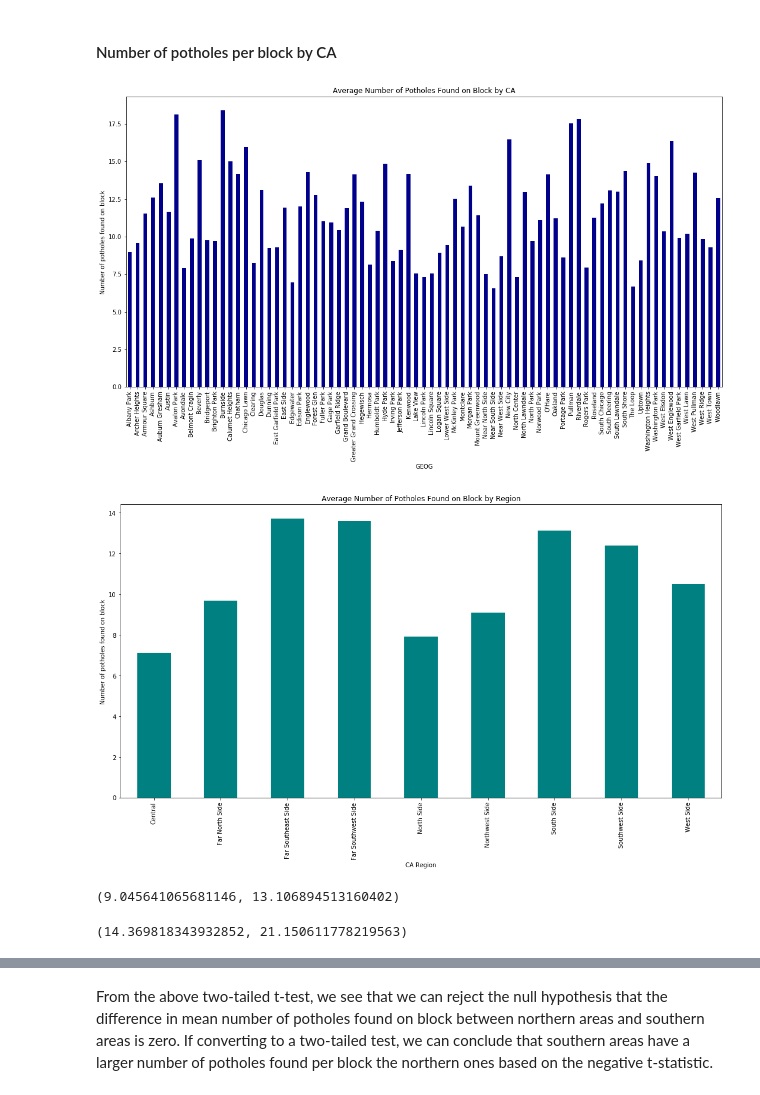
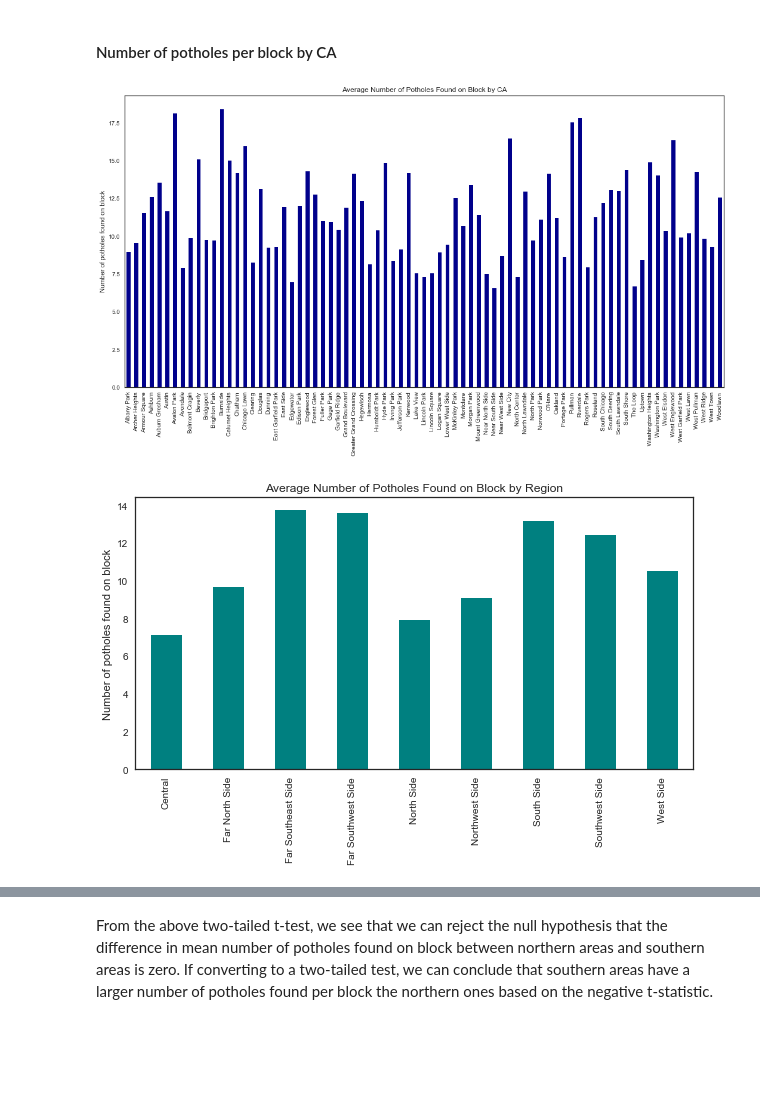
Before and after one commit to mdhanna/Chicago_Pothole_Analysis, a Jupyter notebook: Capstone1_Chicago_Pothole_Analysis.ipynb, the cells around one changed output, grey strips where cells are left out. Drawn from its saved outputs; the diff is of its cells as text; code cells hidden in the pictures; blank space fills up the shorter version.

```diff
--- a/Capstone1_Chicago_Pothole_Analysis.ipynb
+++ b/Capstone1_Chicago_Pothole_Analysis.ipynb
@@ -53,7 +63,7 @@ for date in df['CREATION DATE']:
 df.insert(1, 'clean Creation Date', cleanedCreationDate)
 
 #Convert 'Number of Potholes Filled on Block' to integers and latitude, longitude, x & y coordinates to floats
-df.insert(10, 'Num Holes Found', pd.to_numeric(df['NUMBER OF POTHOLES FILLED ON BLOCK'], errors = 'ignore', downcast = 'integer'))
+df.insert(10, 'Num_Holes_Found', pd.to_numeric(df['NUMBER OF POTHOLES FILLED ON BLOCK'], errors = 'ignore', downcast = 'integer'))
 df.insert(11, 'X Coordinate', pd.to_numeric(df['X COORDINATE']).fillna(''))
 df.insert(12, 'Y Coordinate', pd.to_numeric(df['Y COORDINATE']).fillna(''))
 df.insert(13, 'Latitude', pd.to_numeric(df['LATITUDE']).fillna(''))
@@ -133,4 +118,0 @@ s
-# %%
-dfWards = pd.Series(wards).reset_index()
-dfWards.columns = ['Ward', 'Direction']
-df = pd.merge(df, dfWards, on='Ward')
@@ -139,11 +130,11 @@ df = pd.merge(df, dfWards, on='Ward')
 # %% [markdown]
 First, let's test the City's statement that "Pothole repairs are generally completed within 7 days from the first report of a pothole to 311."
 # %%
-df['timePassed'] = (df['clean Completion Date'] - df['clean Creation Date']).dt.days
+df = df.assign(timePassed = (df['clean Completion Date'] - df['clean Creation Date']).dt.days)
 
-weekOrLess = df[df['timePassed'] <= 7]
+weekOrLess = df[df['timePassed'] <= 7].copy()
 
 #Count by creation date to find all requests
 pctWeekOrLess = weekOrLess['clean Creation Date'].count() * 100 / df['clean Creation Date'].count()
-pctWeekOrLess
+print('Pct holed filled in week or less:', '{:.2f}'.format(pctWeekOrLess), '%')
 # %% [output]
@@ -229,7 +167,7 @@ for date in df['clean Creation Date']:
         seasons.append('summer')
 
 #Add seasons as a column in dataframe
-df['season'] = seasons
+df = df.assign(season = seasons)
 # %%
 avgDaysBySeason = df.groupby('season')['timePassed'].mean()
 
@@ -1174,23 +973,17 @@ plt.title('Annual Requests by Region');
 fig = plt.figure(figsize=(18, 9))
 avgPotholeNumByCA.plot(kind = 'bar', color = 'darkblue')
 plt.ylabel('Number of potholes found on block');
+plt.xlabel('')
 plt.title('Average Number of Potholes Found on Block by CA');
 # %% [output]
-[figure, old version]
+[figure, new version]
 # %%
-avgPotholeNumByRegion = totalDF.groupby('CA Region')['Num Holes Found'].mean()
+avgPotholeNumByRegion = totalDF.groupby('CA Region')['Num_Holes_Found'].mean()
 
-fig = plt.figure(figsize=(18, 9))
+fig = plt.figure(figsize=(10,5))
 avgPotholeNumByRegion.plot(kind = 'bar', color = 'teal')
 plt.ylabel('Number of potholes found on block');
+plt.xlabel('')
 plt.title('Average Number of Potholes Found on Block by Region');
 # %% [output]
-[figure, old version]
+[figure, new version]
-# %%
-north['Num Holes Found'].mean(), south['Num Holes Found'].mean()
-# %% [output]
-(9.045641065681146, 13.106894513160402)
-# %%
-north['Num Holes Found'].std(), south['Num Holes Found'].std()
-# %% [output]
-(14.369818343932852, 21.150611778219563)
```
Also changed, not shown: parts of 149 cells of this notebook.
